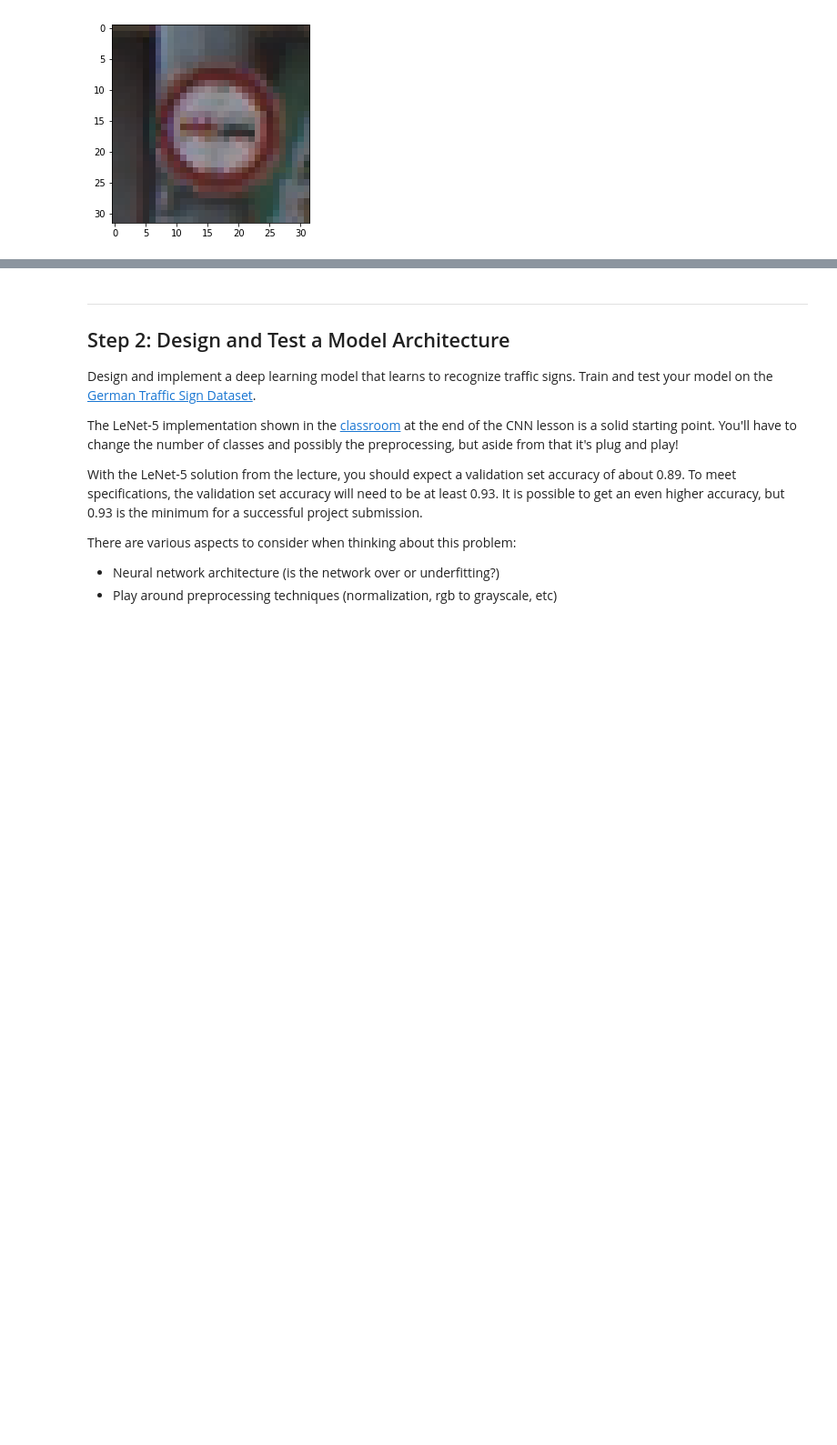
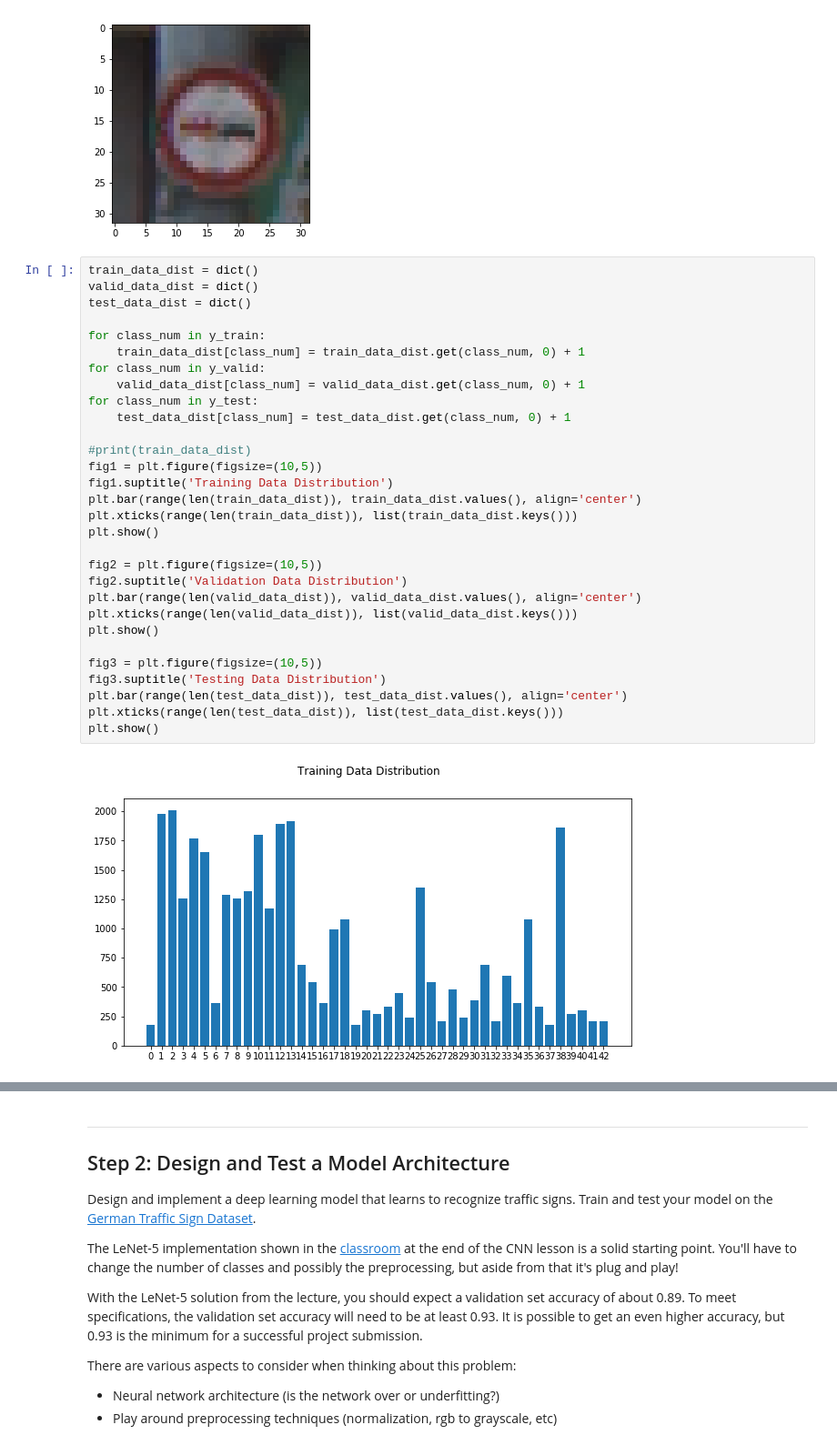
Before and after one commit to udacity-om/ud_self_driving_car_engineer, a Jupyter notebook: CarND-Traffic-Sign-Classifier-Project/Traffic_Sign_Classifier.ipynb, the cells around one changed output, grey strips where cells are left out. Shown at 91% size. Saved outputs shown, nothing was run; the diff lists cells and outputs as text; blank space fills up the shorter version.

```diff
--- a/CarND-Traffic-Sign-Classifier-Project/Traffic_Sign_Classifier.ipynb
+++ b/CarND-Traffic-Sign-Classifier-Project/Traffic_Sign_Classifier.ipynb
@@ -121,3 +121,35 @@ print(y_train[index])
 # %% [output]
 9
 [figure]
+# %%
+train_data_dist = dict()
+valid_data_dist = dict()
+test_data_dist = dict()
+
+for class_num in y_train:
+    train_data_dist[class_num] = train_data_dist.get(class_num, 0) + 1
+for class_num in y_valid:
+    valid_data_dist[class_num] = valid_data_dist.get(class_num, 0) + 1
+for class_num in y_test:
+    test_data_dist[class_num] = test_data_dist.get(class_num, 0) + 1
+
+#print(train_data_dist)
+fig1 = plt.figure(figsize=(10,5))
+fig1.suptitle('Training Data Distribution')
+plt.bar(range(len(train_data_dist)), train_data_dist.values(), align='center')
+plt.xticks(range(len(train_data_dist)), list(train_data_dist.keys()))
+plt.show()
+
+fig2 = plt.figure(figsize=(10,5))
+fig2.suptitle('Validation Data Distribution')
+plt.bar(range(len(valid_data_dist)), valid_data_dist.values(), align='center')
+plt.xticks(range(len(valid_data_dist)), list(valid_data_dist.keys()))
+plt.show()
+
+fig3 = plt.figure(figsize=(10,5))
+fig3.suptitle('Testing Data Distribution')
+plt.bar(range(len(test_data_dist)), test_data_dist.values(), align='center')
+plt.xticks(range(len(test_data_dist)), list(test_data_dist.keys()))
+plt.show()
+# %% [output]
+[figure, added]
```
Also changed, not shown: parts of 9 cells of this notebook, 3 other files.
